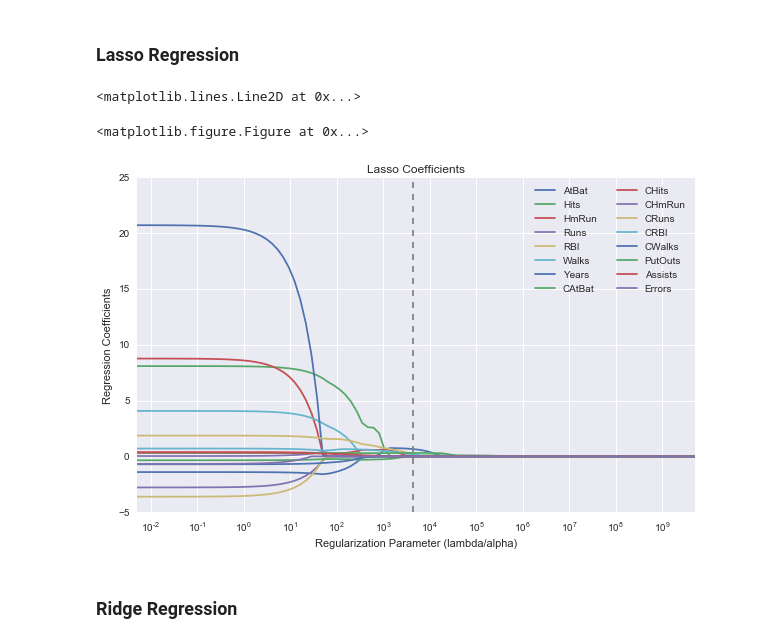
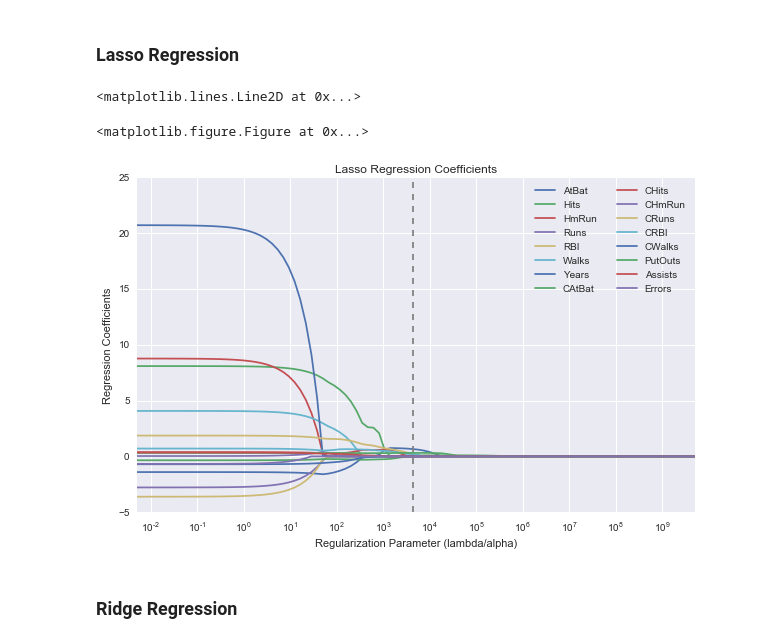
Before and after one commit to brbeckelman/Advanced-Predictive-Modeling-Class, a Jupyter notebook: HW2/HW2-apm382.ipynb, the cells around one changed output. Cells and saved outputs as stored; diff of their text form; code cells hidden in the pictures.

```diff
--- a/HW2/HW2-apm382.ipynb
+++ b/HW2/HW2-apm382.ipynb
@@ -461,30 +461,30 @@ df_coefs = pd.DataFrame(np.nan, index = alphas, columns = hitters.columns.values
 # %%
 # Lasso Regression
 
 ## Initialize lasso model
 lasso = linear_model.Lasso()
 ## Initialize dataframe to store lasso coefficients
 lasso_coefs = df_coefs
 ## Fill dataframe with regression coefficients for each value of alpha
 for alpha in alphas:
     lasso.alpha = alpha
     lasso.fit(x_train, y_train)
     lasso_coefs.loc[alpha] = lasso.coef_
 
 ## Plot alpha vs. the value of each coefficients
 plt.figure(figsize(10,6))
 lasso_coefs.plot(logx=True)
 legend(loc=1, ncol=2)
 xlim([alphas[-1], alphas[0]])
-title('Lasso Coefficients')
+title('Lasso Regression Coefficients')
 xlabel('Regularization Parameter (lambda/alpha)')
 ylabel('Regression Coefficients')
 ## Indicate best regularization parameter
 plt.axvline(lasso_alpha, linestyle='--', color='.5')
 # %% [output]
 <matplotlib.lines.Line2D at 0x...>
 <matplotlib.figure.Figure at 0x...>
-[figure, old version]
+[figure, new version]
 # %% [markdown]
 ### Ridge Regression
 # %%
```
Also changed, not shown: parts of 2 cells of this notebook.
